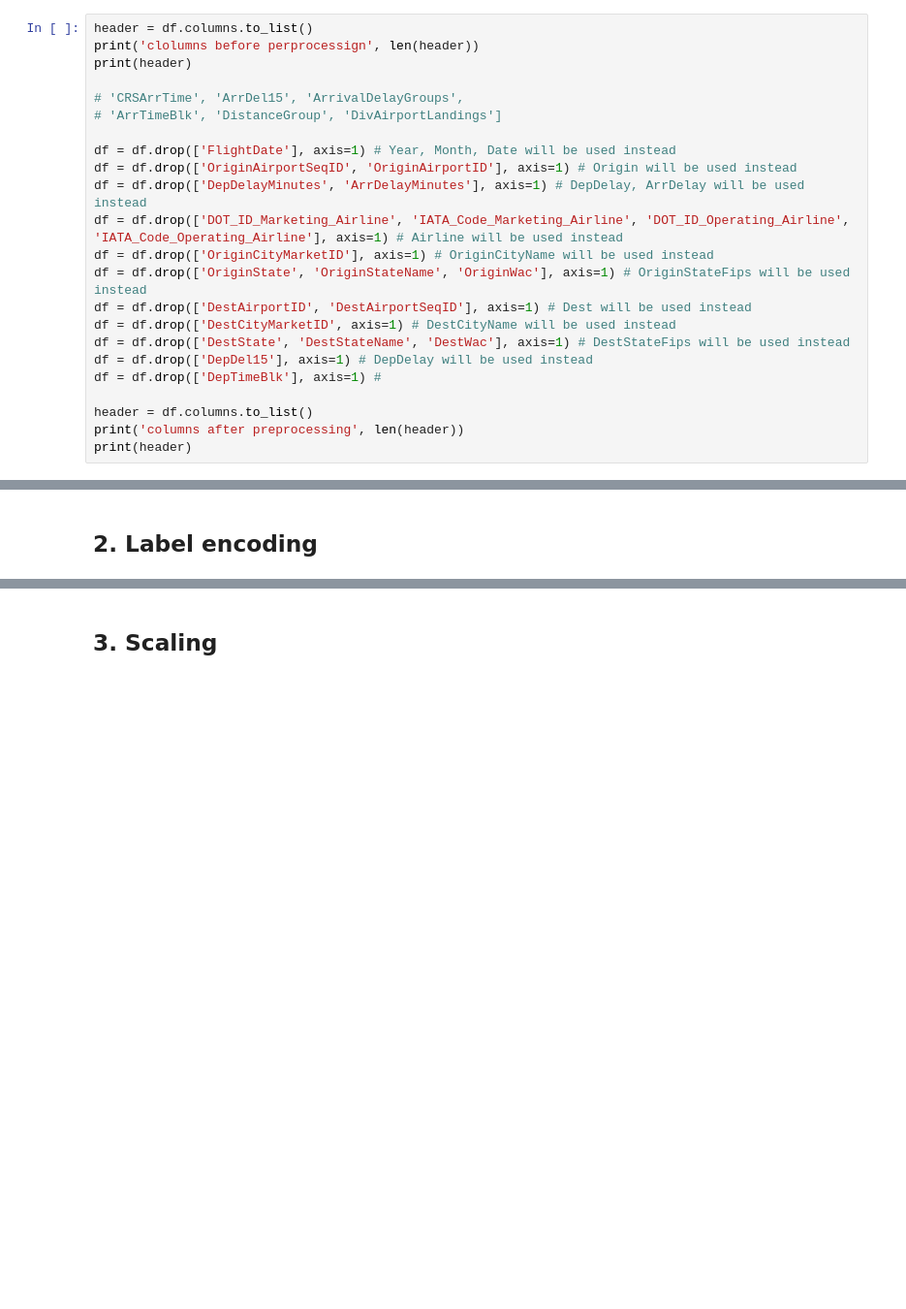
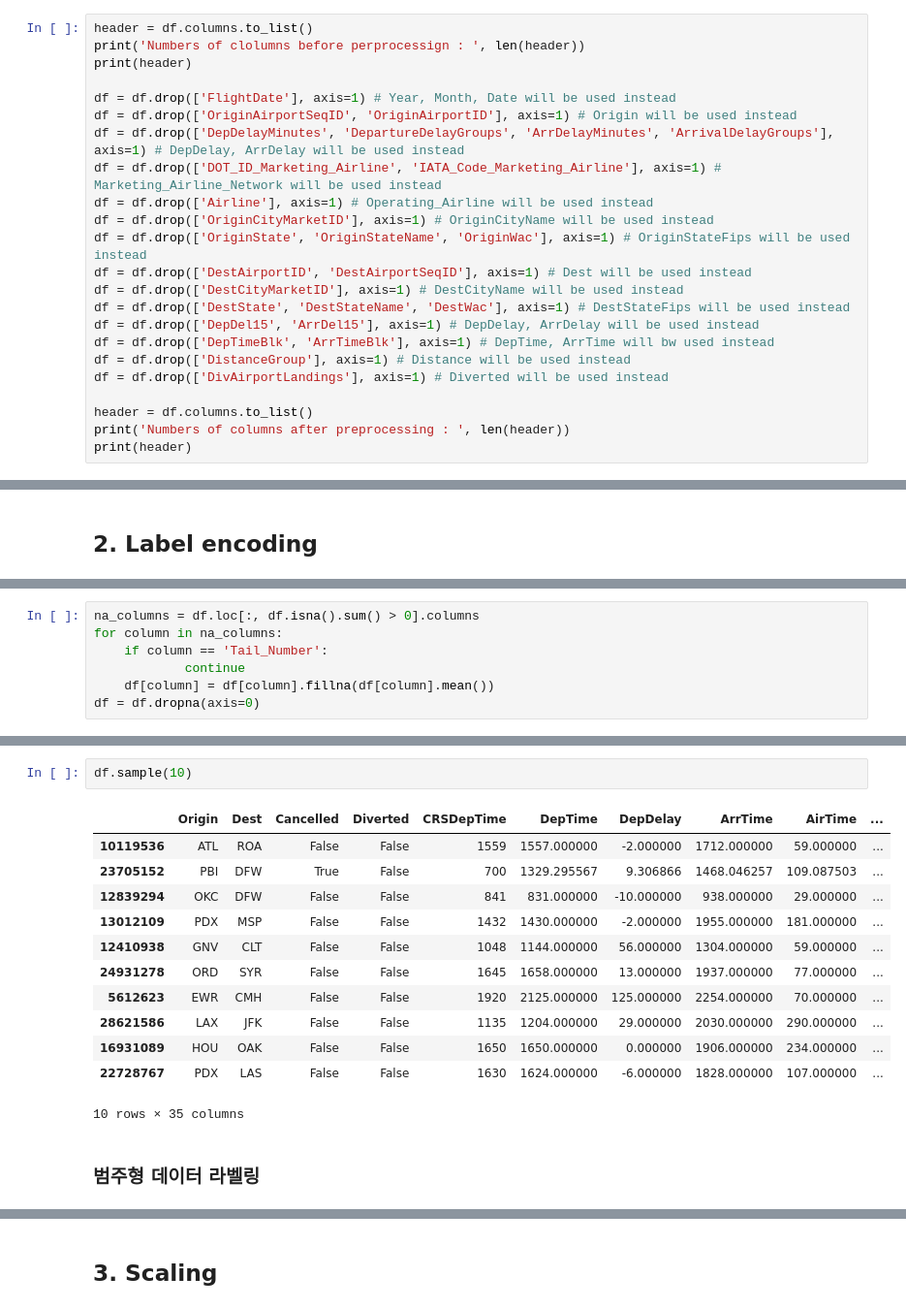
Before and after one commit to syunwi2/Flight_Delay_Prediction, a Jupyter notebook: MK_Fight_Dealy_Prediction.ipynb, the cells around one changed output, grey strips where cells are left out. Shown at 97% size. Drawn from its saved outputs; the diff is of its cells as text; blank space fills up the shorter version.

```diff
--- a/MK_Fight_Dealy_Prediction.ipynb
+++ b/MK_Fight_Dealy_Prediction.ipynb
@@ -86,24 +94,24 @@ plt.show()
 ## 1. Drop the columns
 # %%
 header = df.columns.to_list()
-print('clolumns before perprocessign', len(header))
+print('Numbers of clolumns before perprocessign : ', len(header))
 print(header)
-
-# 'CRSArrTime', 'ArrDel15', 'ArrivalDelayGroups',
-# 'ArrTimeBlk', 'DistanceGroup', 'DivAirportLandings']
 
 df = df.drop(['FlightDate'], axis=1) # Year, Month, Date will be used instead
 df = df.drop(['OriginAirportSeqID', 'OriginAirportID'], axis=1) # Origin will be used instead
-df = df.drop(['DepDelayMinutes', 'ArrDelayMinutes'], axis=1) # DepDelay, ArrDelay will be used instead
-df = df.drop(['DOT_ID_Marketing_Airline', 'IATA_Code_Marketing_Airline', 'DOT_ID_Operating_Airline', 'IATA_Code_Operating_Airline'], axis=1) # Airline will be used instead
+df = df.drop(['DepDelayMinutes', 'DepartureDelayGroups', 'ArrDelayMinutes', 'ArrivalDelayGroups'], axis=1) # DepDelay, ArrDelay will be used instead
+df = df.drop(['DOT_ID_Marketing_Airline', 'IATA_Code_Marketing_Airline'], axis=1) # Marketing_Airline_Network will be used instead
+df = df.drop(['Airline'], axis=1) # Operating_Airline will be used instead
 df = df.drop(['OriginCityMarketID'], axis=1) # OriginCityName will be used instead
 df = df.drop(['OriginState', 'OriginStateName', 'OriginWac'], axis=1) # OriginStateFips will be used instead
 df = df.drop(['DestAirportID', 'DestAirportSeqID'], axis=1) # Dest will be used instead
-df = df.drop(['DestCityMarketID', axis=1) # DestCityName will be used instead
+df = df.drop(['DestCityMarketID'], axis=1) # DestCityName will be used instead
 df = df.drop(['DestState', 'DestStateName', 'DestWac'], axis=1) # DestStateFips will be used instead
-df = df.drop(['DepDel15'], axis=1) # DepDelay will be used instead
-df = df.drop(['DepTimeBlk'], axis=1) #
+df = df.drop(['DepDel15', 'ArrDel15'], axis=1) # DepDelay, ArrDelay will be used instead
+df = df.drop(['DepTimeBlk', 'ArrTimeBlk'], axis=1) # DepTime, ArrTime will bw used instead
+df = df.drop(['DistanceGroup'], axis=1) # Distance will be used instead
+df = df.drop(['DivAirportLandings'], axis=1) # Diverted will be used instead
 
 header = df.columns.to_list()
-print('columns after preprocessing', len(header))
+print('Numbers of columns after preprocessing : ', len(header))
 print(header)
@@ -111,0 +147,7 @@ print(header)
+# %%
+na_columns = df.loc[:, df.isna().sum() > 0].columns
+for column in na_columns:
+    if column == 'Tail_Number':
+            continue
+    df[column] = df[column].fillna(df[column].mean())
+df = df.dropna(axis=0)
@@ -111,0 +174,17 @@ print(header)
+# %%
+df.sample(10)
+# %% [output]
+|  | Origin | Dest | Cancelled | Diverted | CRSDepTime | DepTime | DepDelay | ArrTime | AirTime | ... |
+| 10119536 | ATL | ROA | False | False | 1559 | 1557.000000 | -2.000000 | 1712.000000 | 59.000000 | ... |
+| 23705152 | PBI | DFW | True | False | 700 | 1329.295567 | 9.306866 | 1468.046257 | 109.087503 | ... |
+| 12839294 | OKC | DFW | False | False | 841 | 831.000000 | -10.000000 | 938.000000 | 29.000000 | ... |
+| 13012109 | PDX | MSP | False | False | 1432 | 1430.000000 | -2.000000 | 1955.000000 | 181.000000 | ... |
+| 12410938 | GNV | CLT | False | False | 1048 | 1144.000000 | 56.000000 | 1304.000000 | 59.000000 | ... |
+| 24931278 | ORD | SYR | False | False | 1645 | 1658.000000 | 13.000000 | 1937.000000 | 77.000000 | ... |
+| 5612623 | EWR | CMH | False | False | 1920 | 2125.000000 | 125.000000 | 2254.000000 | 70.000000 | ... |
+| 28621586 | LAX | JFK | False | False | 1135 | 1204.000000 | 29.000000 | 2030.000000 | 290.000000 | ... |
+| 16931089 | HOU | OAK | False | False | 1650 | 1650.000000 | 0.000000 | 1906.000000 | 234.000000 | ... |
+| 22728767 | PDX | LAS | False | False | 1630 | 1624.000000 | -6.000000 | 1828.000000 | 107.000000 | ... |
+10 rows × 35 columns
+# %% [markdown]
+### 범주형 데이터 라벨링
```
Also changed, not shown: parts of 6 cells of this notebook.
